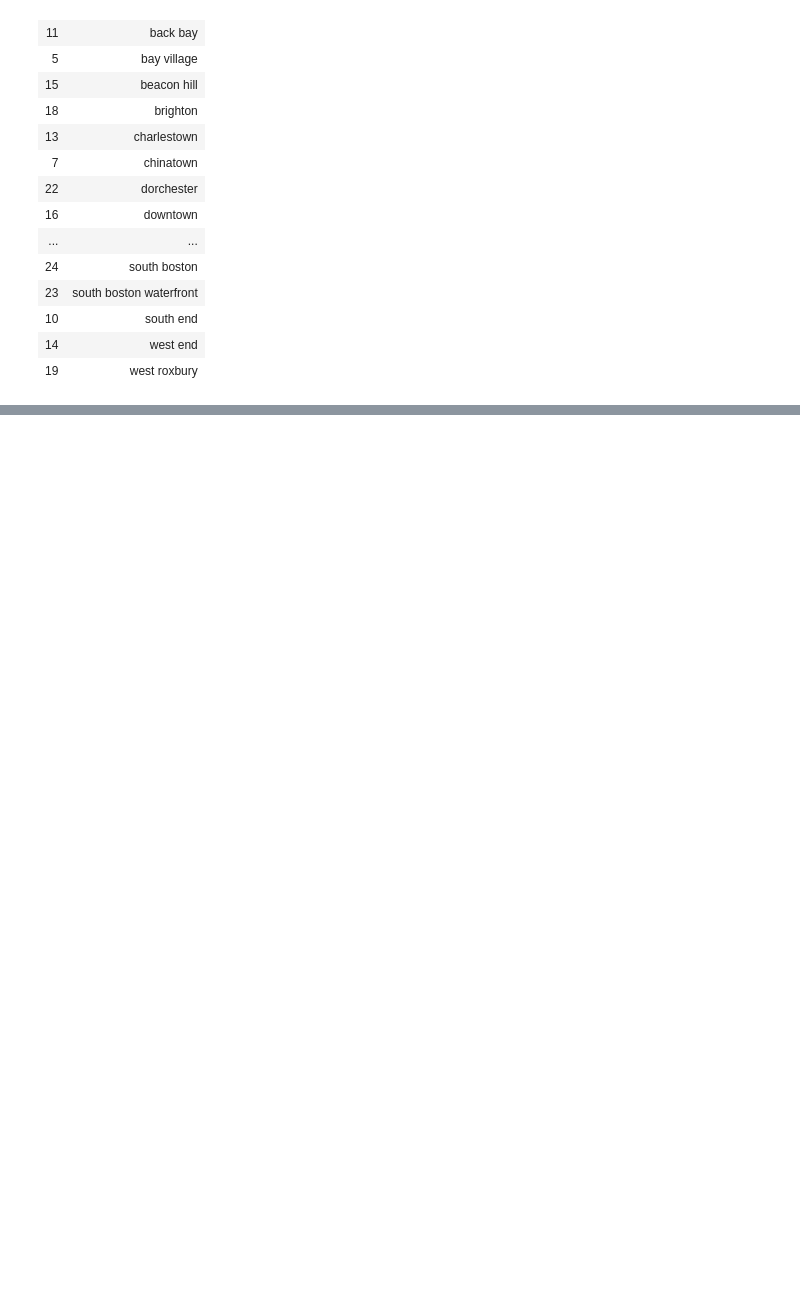
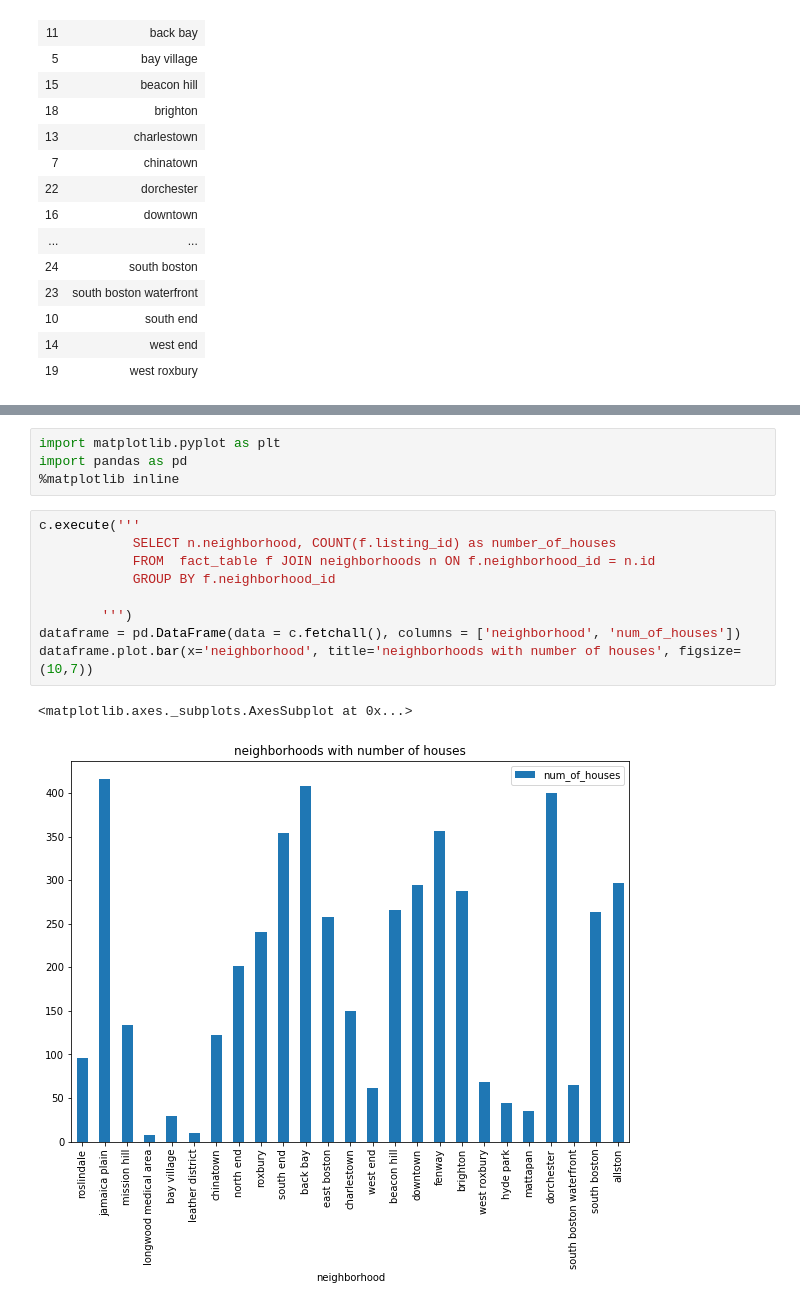
Before and after one commit to kzhang49/Hainan-Chicken, a Jupyter notebook: Airbnb_database.ipynb, the cells around one changed output, grey strips where cells are left out. Drawn from its saved outputs; the diff is of its cells as text; blank space fills up the shorter version.

```diff
--- a/Airbnb_database.ipynb
+++ b/Airbnb_database.ipynb
@@ -205,0 +327,16 @@ Done.
+# %%
+import matplotlib.pyplot as plt
+import pandas as pd
+%matplotlib inline
+# %%
+c.execute('''
+            SELECT n.neighborhood, COUNT(f.listing_id) as number_of_houses
+            FROM  fact_table f JOIN neighborhoods n ON f.neighborhood_id = n.id
+            GROUP BY f.neighborhood_id
+
+        ''')
+dataframe = pd.DataFrame(data = c.fetchall(), columns = ['neighborhood', 'num_of_houses'])
+dataframe.plot.bar(x='neighborhood', title='neighborhoods with number of houses', figsize=(10,7))
+# %% [output]
+<matplotlib.axes._subplots.AxesSubplot at 0x...>
+[figure, added]
```
Also changed, not shown: parts of 11 cells of this notebook.
